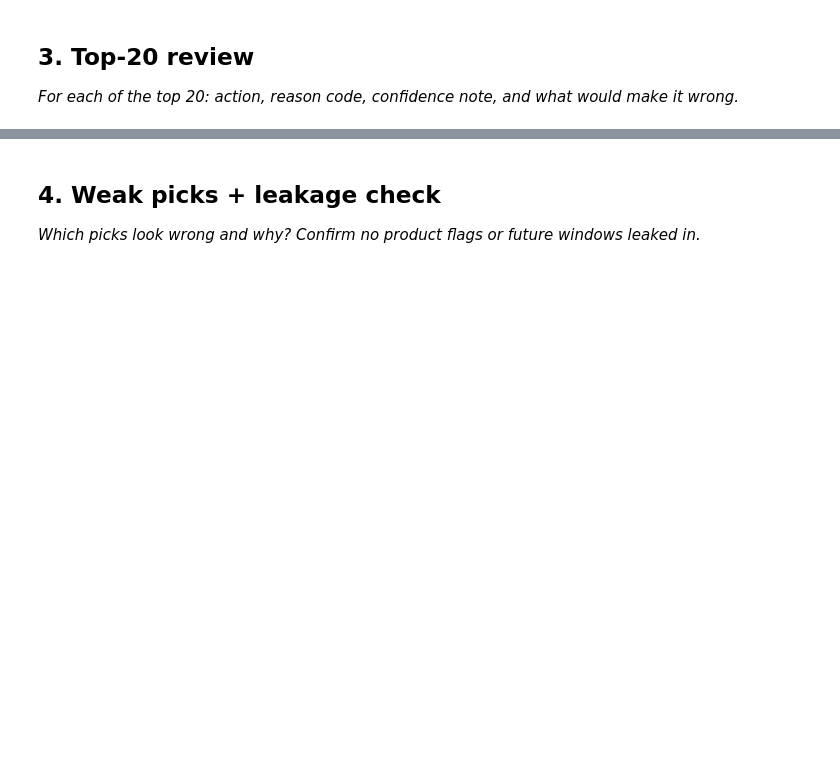
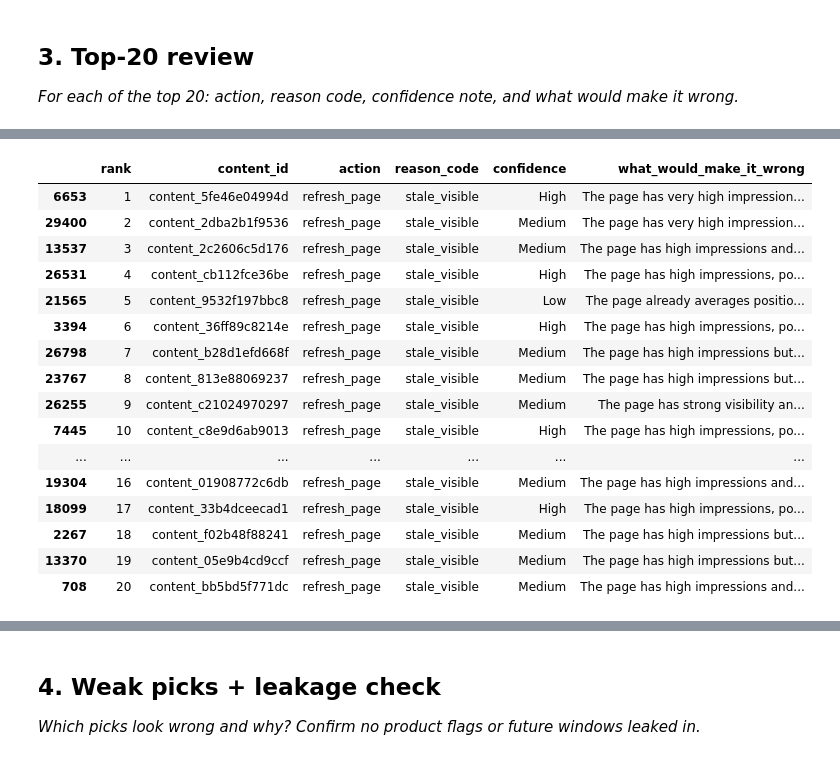
Before and after one commit to russelfordguinoo-oss/Russel-Repository-, a Jupyter notebook: work/notebooks/w04_baseline_score.ipynb, the cells around one changed output, grey strips where cells are left out. Cells and saved outputs as stored; diff of their text form; code cells hidden in the pictures; blank space fills up the shorter version.

```diff
--- a/work/notebooks/w04_baseline_score.ipynb
+++ b/work/notebooks/w04_baseline_score.ipynb
@@ -20,0 +211,56 @@ This skeleton is yours to fill. Work the sections **in order** — each one has
+# %%
+review_notes = {
+    1: ("High", "The page has very high impressions, a strong average position of 4.2, and very low CTR. It could be a strong refresh candidate, but changing a high-ranking page could still hurt performance."),
+    2: ("Medium", "The page has very high impressions, but its average position is 27.9. Low CTR may mainly reflect weak ranking rather than stale content."),
+    3: ("Medium", "The page has high impressions and position 4.2, but its CTR of 0.53% is not as clearly weak. A refresh may not produce much improvement."),
+    4: ("High", "The page has high impressions, position 5.6, and low CTR of 0.16%, making it a plausible refresh candidate."),
+    5: ("Low", "The page already averages position 2.0 and has a relatively higher CTR of 0.87%. Refreshing successful content could introduce unnecessary risk."),
+    6: ("High", "The page has high impressions, position 7.3, and extremely low CTR of 0.05%, giving a strong reason to investigate it."),
+    7: ("Medium", "The page has high impressions but averages position 26.2. Low CTR may be explained by its ranking rather than staleness."),
+    8: ("Medium", "The page has high impressions but position 26.2. Improving ranking may matter more than refreshing the content."),
+    9: ("Medium", "The page has strong visibility and position 5.1, but CTR of 0.41% does not by itself prove that the content needs refreshing."),
+    10: ("High", "The page has high impressions, position 9.7, and a CTR of 0.00%, making it a strong candidate for investigation."),
+    11: ("Medium", "The page has high impressions but position 27.9, so low CTR may be primarily caused by weak search ranking."),
+    12: ("Medium", "The page has strong visibility and position 5.8, but CTR of 0.24% provides only moderate evidence for a refresh."),
+    13: ("Medium", "The page has strong visibility and position 5.7, but CTR of 0.24% does not clearly establish that stale content is the problem."),
+    14: ("Medium", "The page has substantial impressions and position 12.5. Its CTR of 0.24% could reflect ranking limitations rather than content freshness."),
+    15: ("Medium", "The page has high impressions and position 4.3, but CTR of 0.24% gives only moderate evidence that refreshing would help."),
+    16: ("Medium", "The page has high impressions and position 4.0, but its CTR of 0.45% is not extremely low. A refresh may not be necessary."),
+    17: ("High", "The page has high impressions, position 6.2, and low CTR of 0.16%, providing a reasonable case for investigation."),
+    18: ("Medium", "The page has high impressions but position 25.8. Low CTR may mainly reflect its ranking rather than stale content."),
+    19: ("Medium", "The page has high impressions but position 22.1. Improving search position may be more appropriate than refreshing content."),
+    20: ("Medium", "The page has high impressions and position 4.3, but CTR of 0.23% provides only moderate evidence for a refresh.")
+}
+
+for rank, (confidence, wrong_reason) in review_notes.items():
+    review.loc[review["rank"] == rank, "confidence"] = confidence
+    review.loc[review["rank"] == rank, "what_would_make_it_wrong"] = wrong_reason
+
+review[
+    [
+        "rank",
+        "content_id",
+        "action",
+        "reason_code",
+        "confidence",
+        "what_would_make_it_wrong"
+    ]
+]
+# %% [output]
+|  | rank | content_id | action | reason_code | confidence | what_would_make_it_wrong |
+| 6653 | 1 | content_5fe46e04994d | refresh_page | stale_visible | High | The page has very high impression... |
+| 29400 | 2 | content_2dba2b1f9536 | refresh_page | stale_visible | Medium | The page has very high impression... |
+| 13537 | 3 | content_2c2606c5d176 | refresh_page | stale_visible | Medium | The page has high impressions and... |
+| 26531 | 4 | content_cb112fce36be | refresh_page | stale_visible | High | The page has high impressions, po... |
+| 21565 | 5 | content_9532f197bbc8 | refresh_page | stale_visible | Low | The page already averages positio... |
+| 3394 | 6 | content_36ff89c8214e | refresh_page | stale_visible | High | The page has high impressions, po... |
+| 26798 | 7 | content_b28d1efd668f | refresh_page | stale_visible | Medium | The page has high impressions but... |
+| 23767 | 8 | content_813e88069237 | refresh_page | stale_visible | Medium | The page has high impressions but... |
+| 26255 | 9 | content_c21024970297 | refresh_page | stale_visible | Medium | The page has strong visibility an... |
+| 7445 | 10 | content_c8e9d6ab9013 | refresh_page | stale_visible | High | The page has high impressions, po... |
+| ... | ... | ... | ... | ... | ... | ... |
+| 19304 | 16 | content_01908772c6db | refresh_page | stale_visible | Medium | The page has high impressions and... |
+| 18099 | 17 | content_33b4dceecad1 | refresh_page | stale_visible | High | The page has high impressions, po... |
+| 2267 | 18 | content_f02b48f88241 | refresh_page | stale_visible | Medium | The page has high impressions but... |
+| 13370 | 19 | content_05e9b4cd9ccf | refresh_page | stale_visible | Medium | The page has high impressions but... |
+| 708 | 20 | content_bb5bd5f771dc | refresh_page | stale_visible | Medium | The page has high impressions and... |
```
Also changed, not shown: parts of 19 cells of this notebook.
